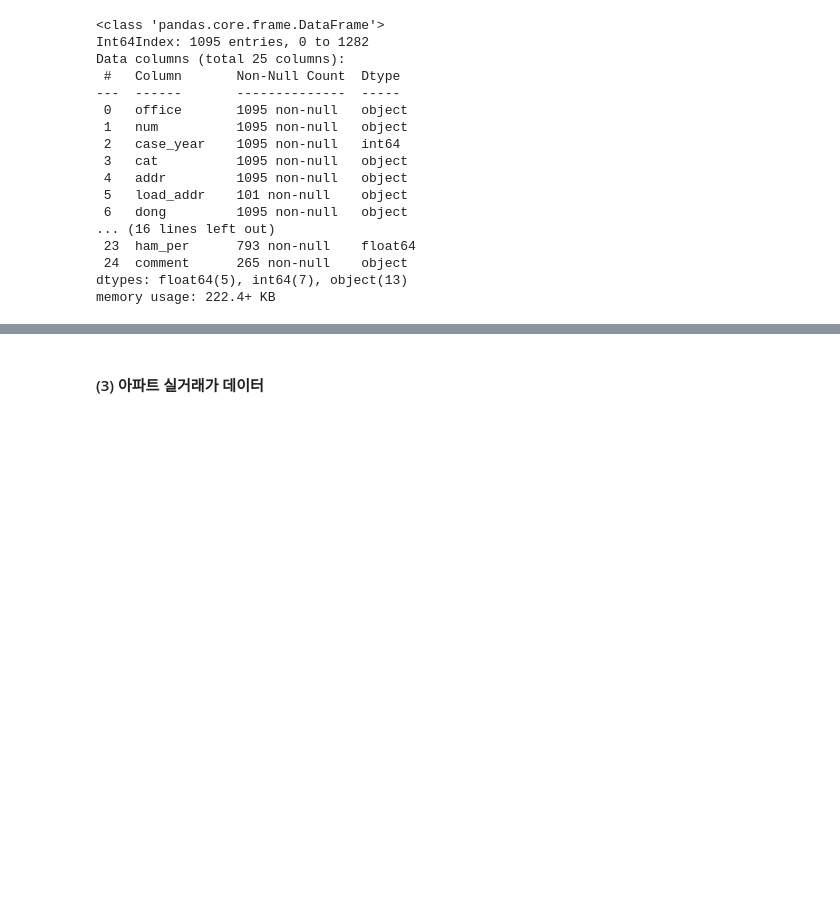
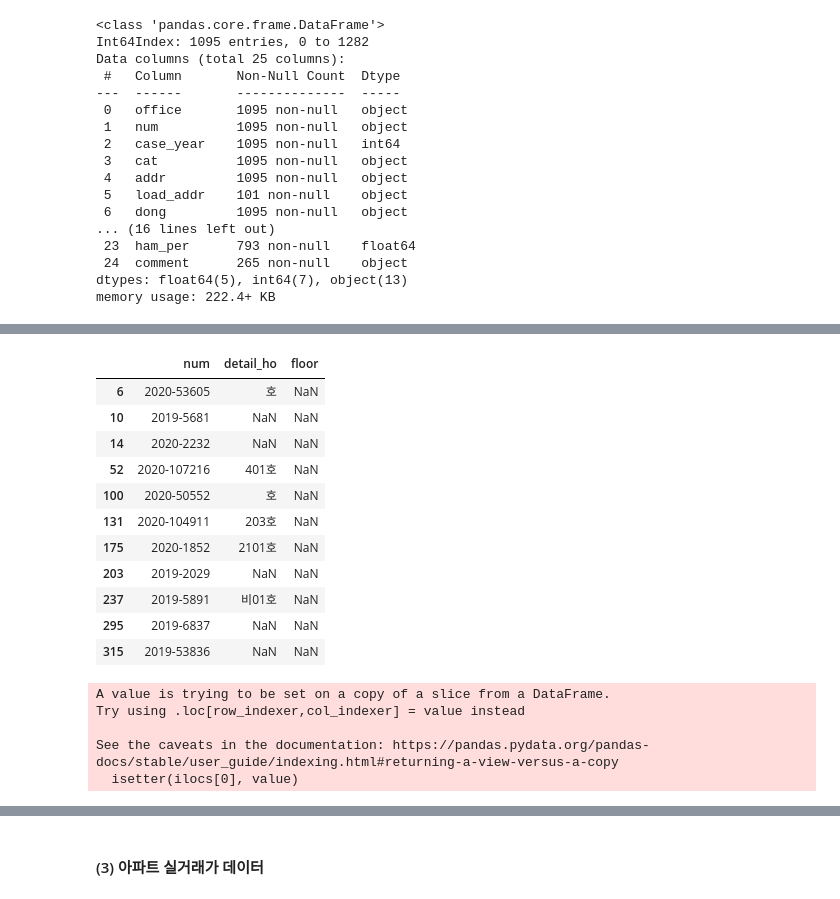
Before and after one commit to JinsolPark/final_project, a Jupyter notebook: jspark/01_데이터 준비.ipynb, the cells around one changed output, grey strips where cells are left out. Saved outputs shown, nothing was run; the diff lists cells and outputs as text; code cells hidden in the pictures; blank space fills up the shorter version.

```diff
--- a/jspark/01_데이터 준비.ipynb
+++ b/jspark/01_데이터 준비.ipynb
@@ -669,0 +697,15 @@ df2.to_csv("data/auction/")
+# %%
+df.loc[np.isnan(df["floor"]),["num","detail_ho","floor"]]
+# %% [output]
+|  | num | detail_ho | floor |
+| 6 | 2020-53605 | 호 | NaN |
+| 10 | 2019-5681 | NaN | NaN |
+| 14 | 2020-2232 | NaN | NaN |
+| 52 | 2020-107216 | 401호 | NaN |
+| 100 | 2020-50552 | 호 | NaN |
+| 131 | 2020-104911 | 203호 | NaN |
+| 175 | 2020-1852 | 2101호 | NaN |
+| 203 | 2019-2029 | NaN | NaN |
+| 237 | 2019-5891 | 비01호 | NaN |
+| 295 | 2019-6837 | NaN | NaN |
+| 315 | 2019-53836 | NaN | NaN |
@@ -669,0 +714,8 @@ df2.to_csv("data/auction/")
+# %%
+df.loc[idx,"floor"] = df.loc[idx,"detail_ho"].str[0:-3].astype(int)
+# %% [output]
+A value is trying to be set on a copy of a slice from a DataFrame.
+Try using .loc[row_indexer,col_indexer] = value instead
+
+See the caveats in the documentation: https://pandas.pydata.org/pandas-docs/stable/user_guide/indexing.html#returning-a-view-versus-a-copy
+  isetter(ilocs[0], value)
```
Also changed, not shown: parts of 30 cells of this notebook, 7 other files.
